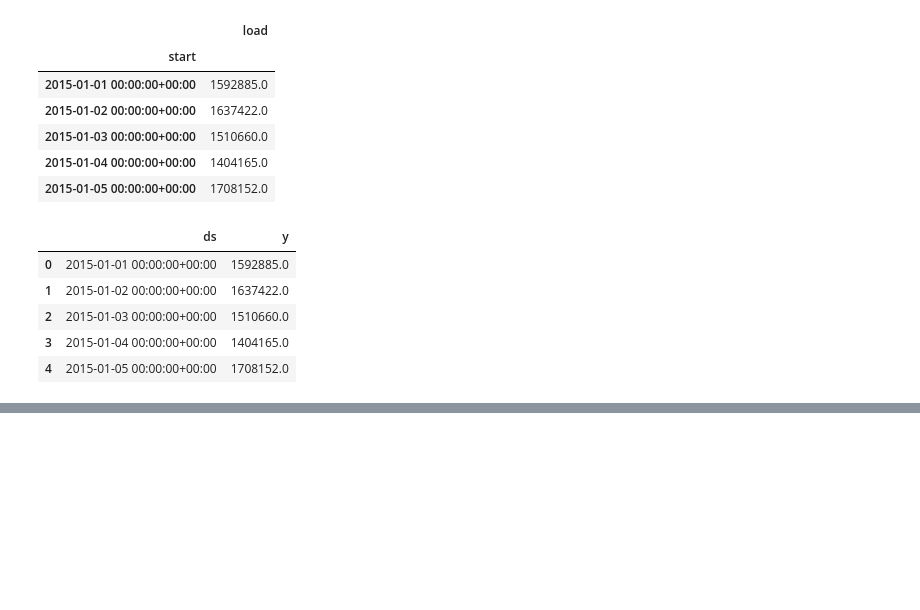
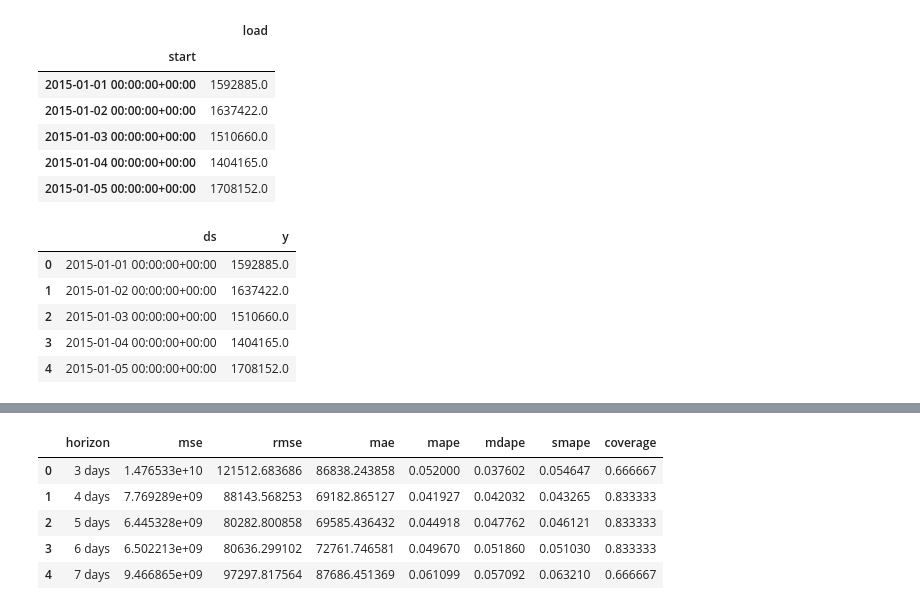
Before and after one commit to RPegoud/TimeSeries, a Jupyter notebook: TimeSeries.ipynb, the cells around one changed output, grey strips where cells are left out. Saved outputs shown, nothing was run; the diff lists cells and outputs as text; code cells hidden in the pictures; blank space fills up the shorter version.

```diff
--- a/TimeSeries.ipynb
+++ b/TimeSeries.ipynb
@@ -289,0 +341,13 @@ model_baseline.plot(forecast_baseline); # Add semi-colon to remove the duplicate
+# %%
+# give the performance of the model through different loss functions, depending on the amount of days prediction (horizon)
+
+from prophet.diagnostics import performance_metrics
+df_p = performance_metrics(df_cv)
+df_p.head()
+# %% [output]
+|  | horizon | mse | rmse | mae | mape | mdape | smape | coverage |
+| 0 | 3 days | 1.476533e+10 | 121512.683686 | 86838.243858 | 0.052000 | 0.037602 | 0.054647 | 0.666667 |
+| 1 | 4 days | 7.769289e+09 | 88143.568253 | 69182.865127 | 0.041927 | 0.042032 | 0.043265 | 0.833333 |
+| 2 | 5 days | 6.445328e+09 | 80282.800858 | 69585.436432 | 0.044918 | 0.047762 | 0.046121 | 0.833333 |
+| 3 | 6 days | 6.502213e+09 | 80636.299102 | 72761.746581 | 0.049670 | 0.051860 | 0.051030 | 0.833333 |
+| 4 | 7 days | 9.466865e+09 | 97297.817564 | 87686.451369 | 0.061099 | 0.057092 | 0.063210 | 0.666667 |
```
Also changed, not shown: parts of 12 cells of this notebook.
